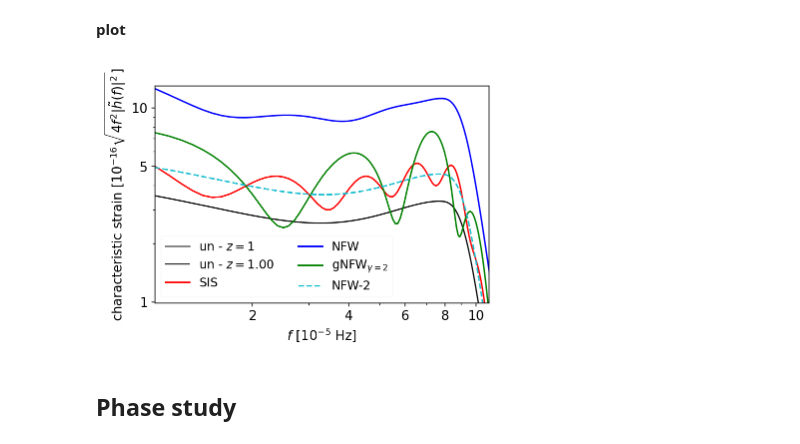
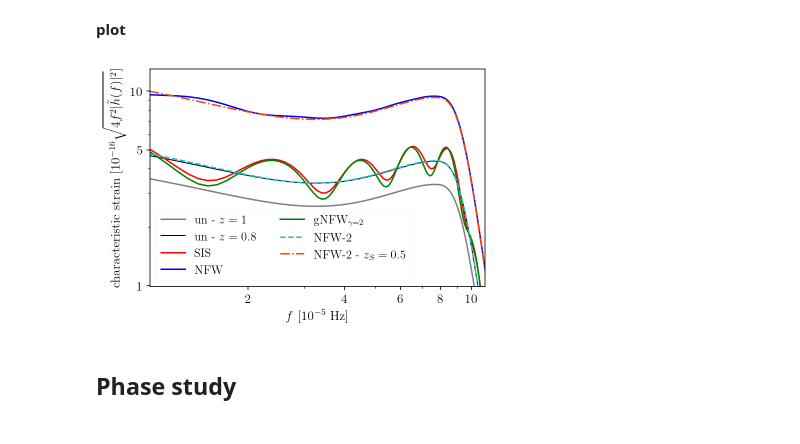
Before and after one commit to PaoloCremo/lensing, a Jupyter notebook: lens_models/phase.ipynb, the cells around one changed output. Saved outputs shown, nothing was run; the diff lists cells and outputs as text; code cells hidden in the pictures.

Commit message:
improved plots (added latex fonts)

```diff
--- a/lens_models/phase.ipynb
+++ b/lens_models/phase.ipynb
@@ -49,19 +63,19 @@ __make waveforms__
 hpt, hct = get_fd_waveform(approximant='IMRPhenomPv3', mass1=m1, mass2=m2,
                          delta_f=df, f_lower=f_min, inclination=np.pi/3,
                          # s1z = 0.7, s2z = 0.2,
-                         distance=DS, coa_phase=0)#np.pi/2)
+                         distance=DS, coa_phase=np.pi/3)
 
 fr = hpt.sample_frequencies
 #%% deg frequency domain
-zS_deg = 1.
+zS_deg = 0.8
 DS_deg = cosmo.luminosity_distance(zS_deg).value
 hpt_deg, hct_deg = get_fd_waveform(approximant='IMRPhenomPv3', mass1=m1, mass2=m2,
                          delta_f=df, f_lower=f_min, inclination=np.pi/3,
                          # s1z = 0.7, s2z = 0.2,
                          distance=DS_deg, coa_phase=np.pi)
-l_un = 'un - $z=%.2f$'%(zS_deg)
+l_un = 'un - $z=%.1f$'%(zS_deg)
 #%%
-zS_deg2 = 0.48
+zS_deg2 = 0.5
 DS_deg2 = cosmo.luminosity_distance(zS_deg2).value
 hpt_deg2, hct_deg2 = get_fd_waveform(approximant='IMRPhenomPv3', mass1=m1, mass2=m2,
                          delta_f=df, f_lower=f_min, inclination=np.pi/3,
@@ -89,14 +103,16 @@ make lensing
 # %%
 #%% load amps FP together
 ls = ['SIS', 'NFW', 'GNFW_2', 'NFW_2']
-zls, ys = '025', ['1', '00068', '004059', '001796'] # zL = 0.25
+zls, ys = '025', ['1', '001083', '0064674', '0028615'] # zL = 0.25
+# zls, ys = '025', ['1', '00068', '004059', '001796']
 # zls, ys = '05', ['1', '001061', '00634', '002804'] # zL = 0.5
-hLtFP = [[] for i in range(len(ls))]
-ampsFP = [[] for i in range(len(ls))]
+hLtFP = [[] for i in range(len(ls)+1)]
+ampsFP = [[] for i in range(len(ls)+1)]
 for n, (l,y) in enumerate(zip(ls, ys)):
     afFP =   path_home+'/Desktop/waveform/case_h/'+l+'/amps/amps_case_h_H74_y'+y+'_M10-9_zL'+zls+'_FP'
 #     print(l)
     ampsFP_i = np.fromfile(afFP, np.complex64)
+    ampsFP_i[:9] = np.ones(9)
     ampsFP[n] = ampsFP_i
     hL = hpt * np.conj(ampsFP_i)
     hLtFP[n] = hL
@@ -108,42 +121,55 @@ hLtFP_2 = hpt_deg2 * np.conj(ampsFP[3])
+# %%
+# deg
+fn = path_home+'/Desktop/waveform/case_h/NFW_2/amps/amps_case_h_H74_y0028615_M10-9_zL'+zls+'_FP_zS05'
+ampsFP_i = np.fromfile(fn, np.complex64)
+ampsFP[4] = ampsFP_i
+hLtFP[4] = hpt_deg2 * np.conj(ampsFP_i)
 # %% [markdown]
 __plot__
 # %%
-colors = ['red', 'blue', 'green', df_clr[9]]
-labels = [ls[0], ls[1], 'gNFW$_{\gamma=2}$', 'NFW-2']
-lnst = ['solid', 'solid', 'solid', '--']
-plt.figure()
+colors = ['red', 'blue', 'green', df_clr[9], 'orangered']
+labels = [ls[0], ls[1], 'gNFW$_{\gamma=2}$', 'NFW-2', 'NFW-2'+' - $z_S=%.1f$'%(zS_deg2)]
+lnst = ['solid', 'solid', 'solid', '--', '-.']
+
+plt.figure() #figsize=[16,5])
 
 plt.plot(fr, 2*fr*abs(hpt), c='grey', label='un - $z=1$')
 plt.plot(fr, 2*fr*abs(hpt_deg), c='k', linewidth=1, label=l_un)
 for n,i in enumerate(labels):
     plt.plot(fr, 2*fr*abs(hLtFP[n]),  c=colors[n], label=i, linestyle=lnst[n])
 # plt.plot(fr, 2*fr*abs(hLtFP[3]),  c=colors[3], label=labels[3], linestyle=lnst[3])
 # plt.plot(fr, 2*fr*abs(hLtFP_2),  '-.', c='orangered', label='NFW'+' - $z_S=%.2f$'%(zS_deg2)) # - $z_L=0.25
 
 plt.xscale('log')
 plt.yscale('log')
 # plt.grid()
 plt.xlim(0.99e-5, 1.1*10**-4)
 plt.ylim(9.9*10**-17, 1.3*10**-15)
 # plt.ylim(1.8e-16, 5.8e-16)
 plt.xlabel('$f$ [$10^{-5}$ Hz]', fontsize=fontsz)
 plt.ylabel('characteristic strain $[10^{-16} \sqrt{4f^2|\\tilde{h}(f)|^2}]$', fontsize=fontsz)
 plt.tick_params(axis='both',which='both',direction='out',labelsize=fontsz)
 # plt.legend(ncol=3,loc='lower center',bbox_to_anchor=(0.5,1.),fontsize=fontsz,framealpha=0.5)
 # plt.yticks([2e-16, 3e-16, 4e-16, 5e-16], [2,3,4,5])
 plt.yticks([i*10**-16 for i in [1,5,10]], [1,5,10])
 plt.xticks([i*10**-5 for i in range(2,11, 2)], range(2, 11,2))
 plt.legend(ncol=2, loc='lower left',fontsize=fontsz-1,framealpha=0.1)
-plt.show()
 
 # %% save plot
 # plt.savefig('/home/paolo/Dropbox/PhD/plots/lens_masses/SISNFW_y1_M10-9_TD.png',
 # plt.savefig(path_home+'/Dropbox/PhD/plots/lens_masses/all_zS025.png',
 # plt.savefig(path_home+'/Desktop/all_zS025_3.png',
 #             dpi=300, format='png', transparent=True, bbox_inches="tight")
+'''
+plt.rcParams.update({
+    "text.usetex": True,
+    "font.family": "serif",
+    "font.sans-serif": ["Helvetica"]})
+'''
+plt.show()
 # plt.close()
 # %% [output]
-[figure, old version]
+[figure, new version]
 # %% [markdown]
 ## Phase study
 # %% [markdown]
```
Also changed, not shown: parts of 14 cells of this notebook.
